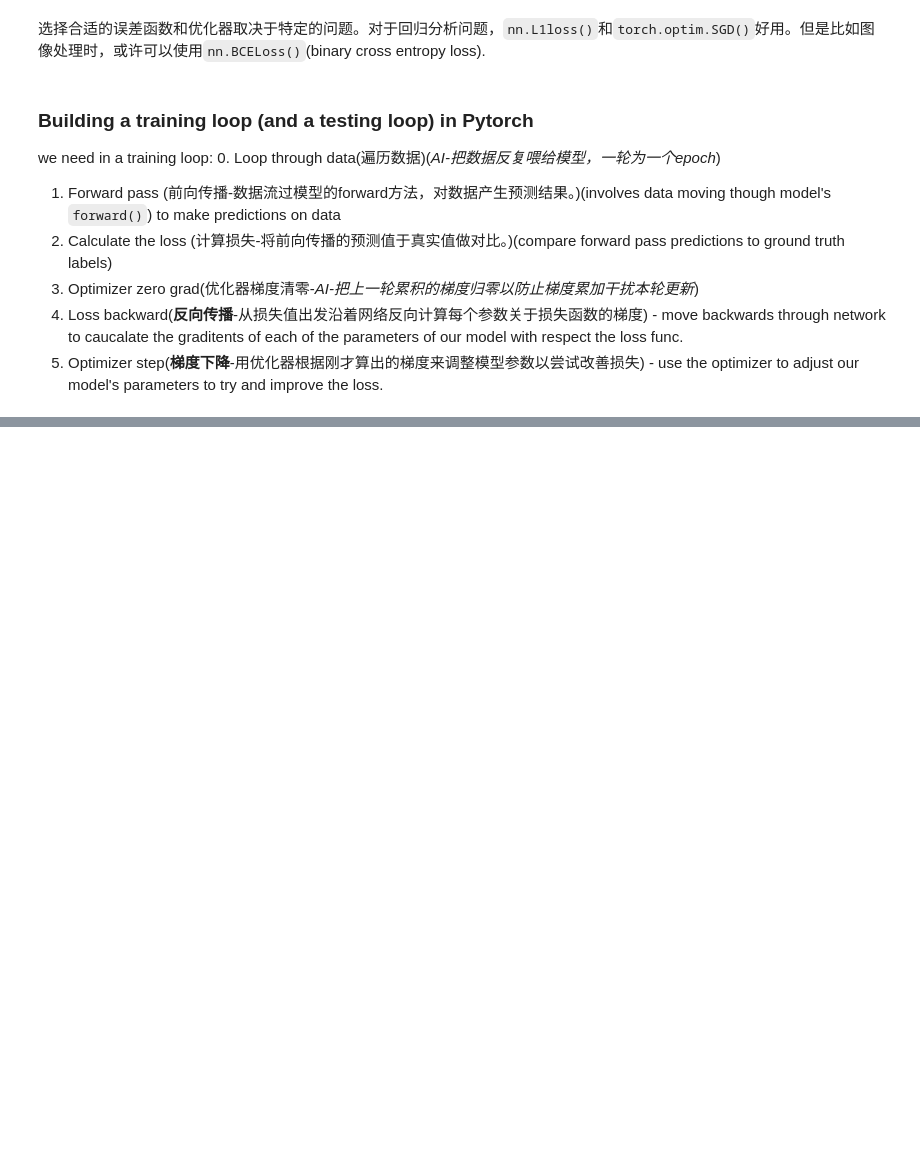
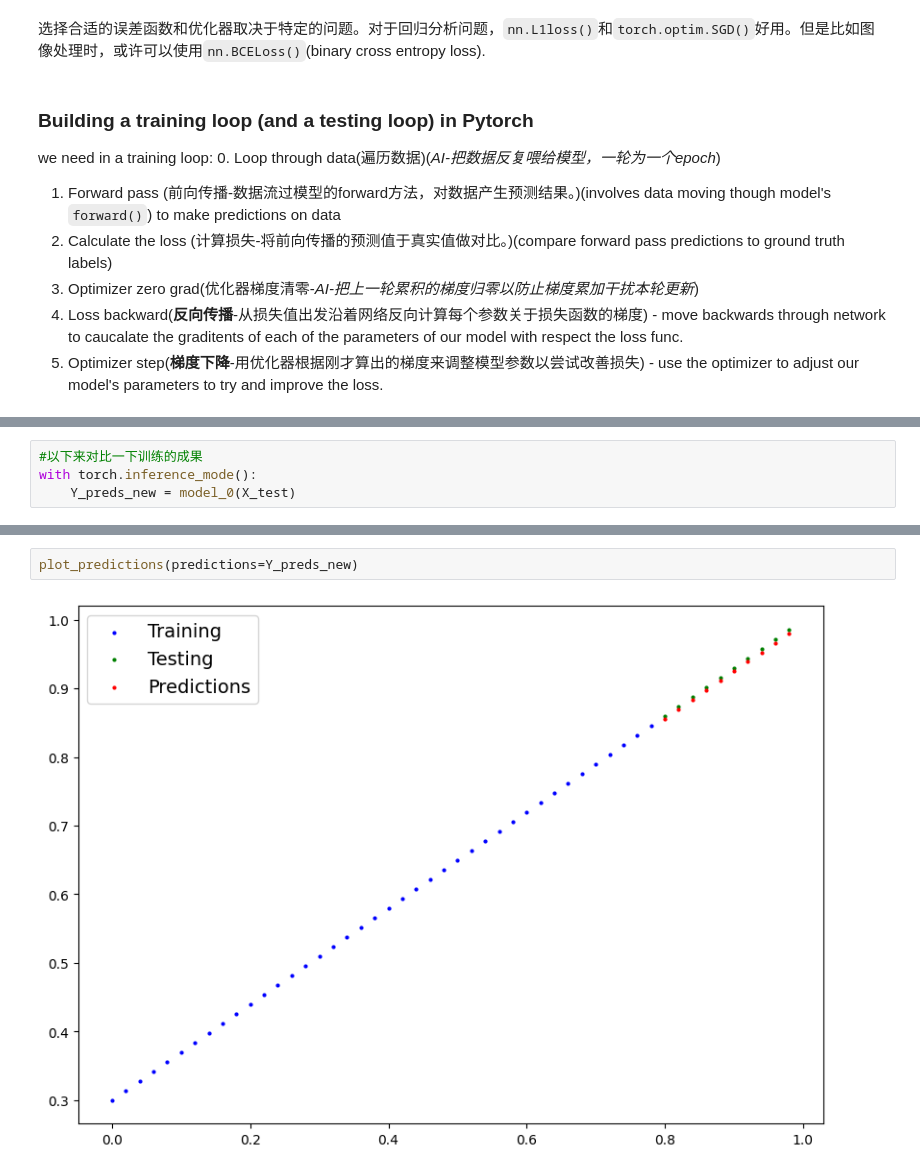
Before and after one commit to llikkm/pytorch-learning, a Jupyter notebook: B_Pytorch_workflow.ipynb, the cells around one changed output, grey strips where cells are left out. Drawn from its saved outputs; the diff is of its cells as text; blank space fills up the shorter version.

```diff
--- a/B_Pytorch_workflow.ipynb
+++ b/B_Pytorch_workflow.ipynb
@@ -346,0 +435,4 @@ we need in a training loop:
+# %%
+#以下来对比一下训练的成果
+with torch.inference_mode():
+    Y_preds_new = model_0(X_test)
@@ -346,0 +443,4 @@ we need in a training loop:
+# %%
+plot_predictions(predictions=Y_preds_new)
+# %% [output]
+[figure, added]
```
Also changed, not shown: parts of 12 cells of this notebook, 2 other files.
